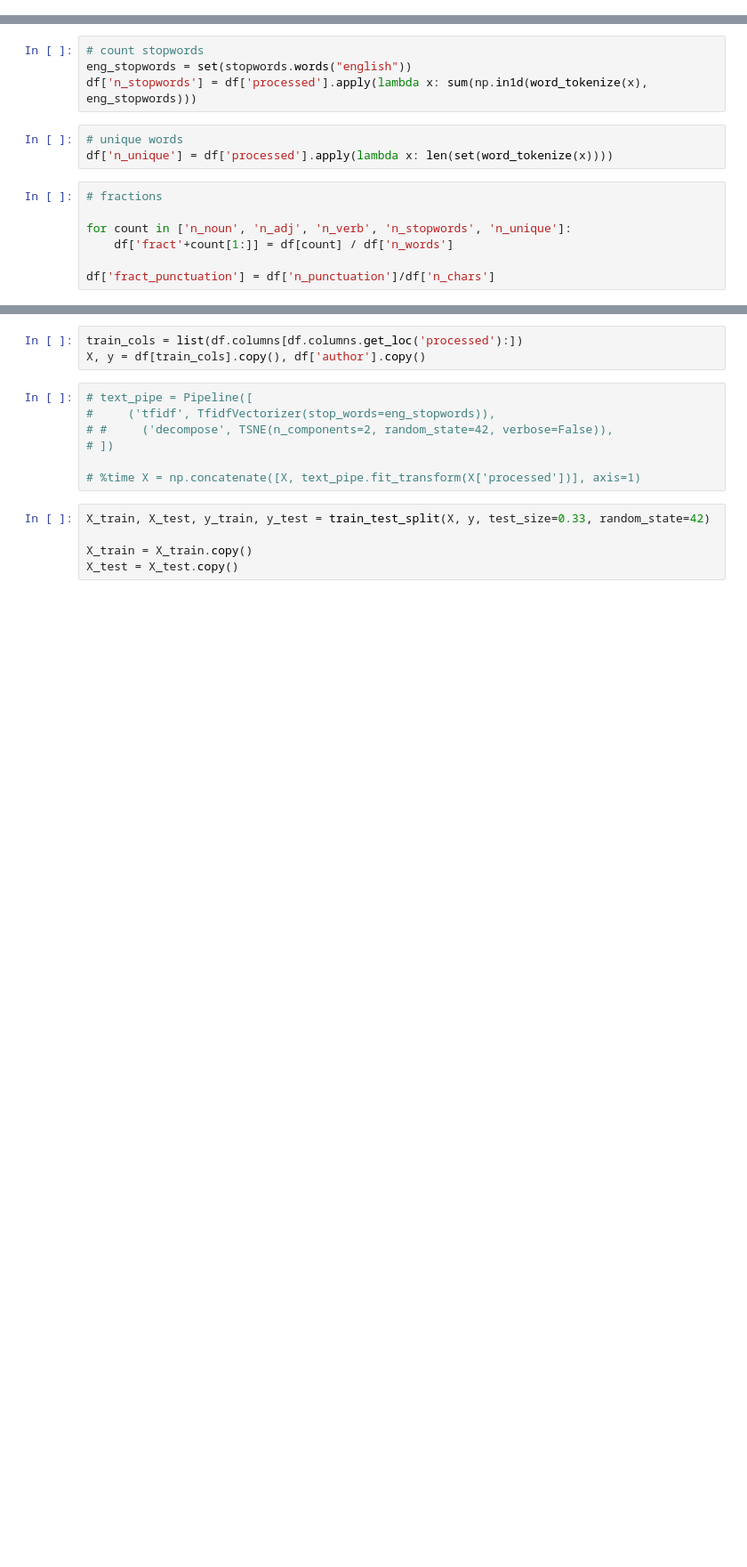
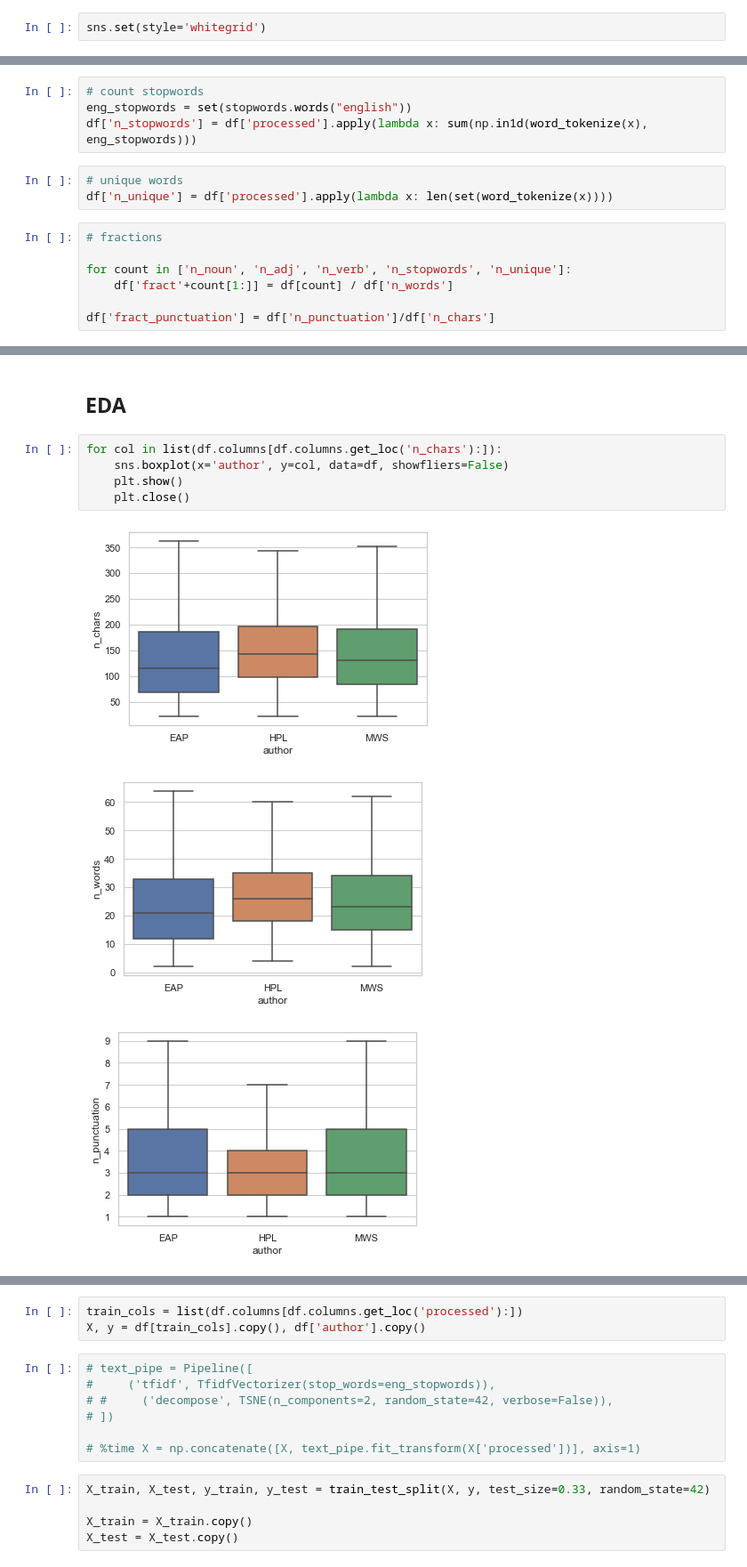
Before and after one commit to darynarr/ML_UKMA, a Jupyter notebook: project/Model.ipynb, the cells around one changed output, grey strips where cells are left out. Shown at 89% size. Drawn from its saved outputs; the diff is of its cells as text; blank space fills up the shorter version.

```diff
--- a/project/Model.ipynb
+++ b/project/Model.ipynb
@@ -25,6 +28,8 @@ import nltk
 # nltk.download('stopwords')
 # nltk.download('punkt')
 # nltk.download('averaged_perceptron_tagger')
+# %%
+sns.set(style='whitegrid')
 # %% [markdown]
 ## Unzip data
 # %%
@@ -129,3 +144,14 @@ df.head()
 | id11008 | In his left hand was a gold snuff... | EAP | in his left hand was a gold snuff... | 200 | 36 | 5 | 10 | 5 | 4 | 0 | ... |
 | id27763 | How lovely is spring As we looked... | MWS | how lovely is spring as we looked... | 206 | 34 | 4 | 10 | 6 | 5 | 0 | ... |
 | id12958 | Finding nothing else, not even go... | HPL | finding nothing else not even gol... | 174 | 27 | 4 | 6 | 1 | 6 | 0 | ... |
+# %% [markdown]
+## EDA
+# %%
+for col in list(df.columns[df.columns.get_loc('n_chars'):]):
+    sns.boxplot(x='author', y=col, data=df, showfliers=False)
+    plt.show()
+    plt.close()
+# %% [output]
+[figure, added]
+[figure, added]
+[figure, added]
```
Also changed, not shown: parts of 30 cells of this notebook, 10 other files.
